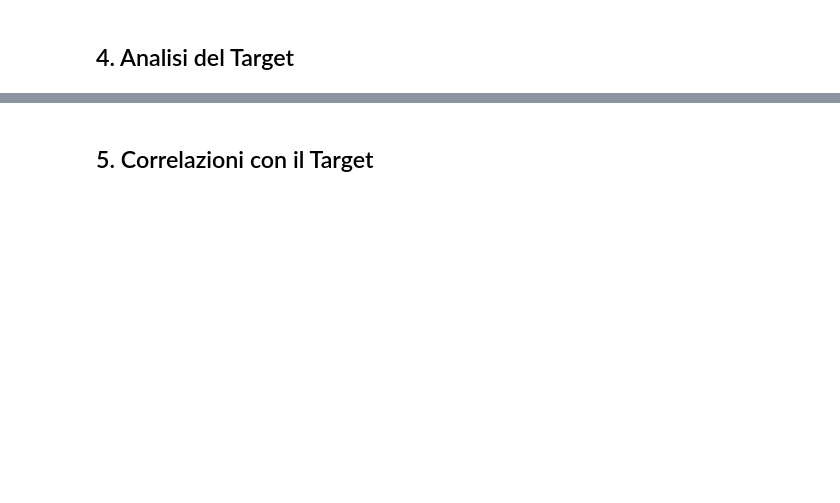
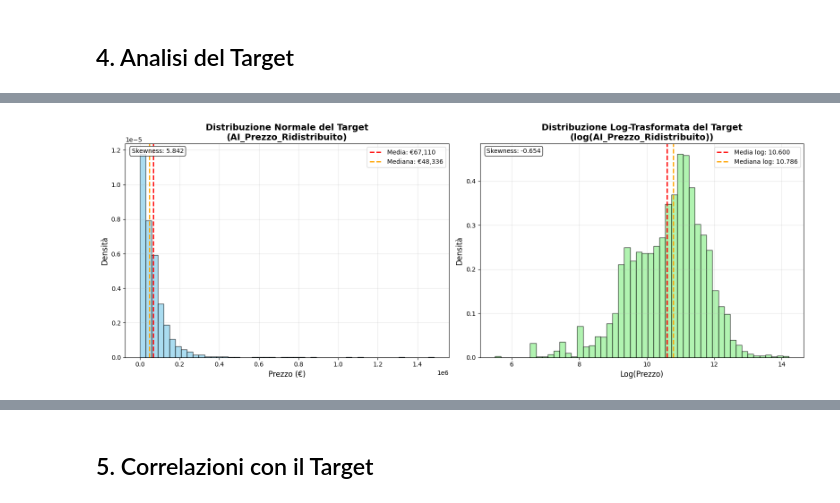
Before and after one commit to BaffoBello14/stimatrix, a Jupyter notebook: notebooks/eda_raw.ipynb, the cells around one changed output, grey strips where cells are left out. Saved outputs shown, nothing was run; the diff lists cells and outputs as text; code cells hidden in the pictures; blank space fills up the shorter version.

```diff
--- a/notebooks/eda_raw.ipynb
+++ b/notebooks/eda_raw.ipynb
@@ -212,0 +356,69 @@ plt.show()
+# %%
+# Grafico comparativo: distribuzione normale vs log-trasformata
+fig, axes = plt.subplots(1, 2, figsize=(16, 6))
+
+# 1. Distribuzione normale
+axes[0].hist(target_data, bins=50, alpha=0.7, color='skyblue', edgecolor='black', density=True)
+axes[0].set_title('Distribuzione Normale del Target\n(AI_Prezzo_Ridistribuito)', fontsize=14, fontweight='bold')
+axes[0].set_xlabel('Prezzo (€)', fontsize=12)
+axes[0].set_ylabel('Densità', fontsize=12)
+axes[0].grid(True, alpha=0.3)
+axes[0].ticklabel_format(style='scientific', axis='x', scilimits=(0,0))
+
+# Aggiungi statistiche sulla distribuzione normale
+mean_val = target_data.mean()
+median_val = target_data.median()
+axes[0].axvline(mean_val, color='red', linestyle='--', linewidth=2, label=f'Media: €{mean_val:,.0f}')
+axes[0].axvline(median_val, color='orange', linestyle='--', linewidth=2, label=f'Mediana: €{median_val:,.0f}')
+axes[0].legend()
+
+# 2. Distribuzione log-trasformata
+axes[1].hist(target_log, bins=50, alpha=0.7, color='lightgreen', edgecolor='black', density=True)
+axes[1].set_title('Distribuzione Log-Trasformata del Target\n(log(AI_Prezzo_Ridistribuito))', fontsize=14, fontweight='bold')
+axes[1].set_xlabel('Log(Prezzo)', fontsize=12)
+axes[1].set_ylabel('Densità', fontsize=12)
+axes[1].grid(True, alpha=0.3)
+
+# Aggiungi statistiche sulla distribuzione log
+mean_log = target_log.mean()
+median_log = target_log.median()
+axes[1].axvline(mean_log, color='red', linestyle='--', linewidth=2, label=f'Media log: {mean_log:.3f}')
+axes[1].axvline(median_log, color='orange', linestyle='--', linewidth=2, label=f'Mediana log: {median_log:.3f}')
+axes[1].legend()
+
+# Aggiungi annotazioni con metriche di normalità
+skew_orig = scipy_stats.skew(target_data)
+skew_log = scipy_stats.skew(target_log)
+
+axes[0].text(0.02, 0.98, f'Skewness: {skew_orig:.3f}', transform=axes[0].transAxes,
+             verticalalignment='top', bbox=dict(boxstyle='round', facecolor='white', alpha=0.8))
+axes[1].text(0.02, 0.98, f'Skewness: {skew_log:.3f}', transform=axes[1].transAxes,
+             verticalalignment='top', bbox=dict(boxstyle='round', facecolor='white', alpha=0.8))
+
+plt.tight_layout()
+plt.show()
+
+# Stampa confronto delle statistiche
+print("=" * 60)
+print("📊 CONFRONTO DISTRIBUZIONI: NORMALE vs LOG-TRASFORMATA")
+print("=" * 60)
+
+print(f"\n🔍 Distribuzione originale:")
+print(f"  Skewness: {skew_orig:.4f}")
+print(f"  Kurtosis: {scipy_stats.kurtosis(target_data):.4f}")
+print(f"  Media: €{target_data.mean():,.2f}")
+print(f"  Mediana: €{target_data.median():,.2f}")
+print(f"  Rapporto Media/Mediana: {target_data.mean()/target_data.median():.3f}")
+
+print(f"\n📈 Distribuzione log-trasformata:")
+print(f"  Skewness: {skew_log:.4f}")
+print(f"  Kurtosis: {scipy_stats.kurtosis(target_log):.4f}")
+print(f"  Media: {target_log.mean():.4f}")
+print(f"  Mediana: {target_log.median():.4f}")
+print(f"  Rapporto Media/Mediana: {target_log.mean()/target_log.median():.3f}")
+
+print(f"\n✅ Miglioramento con trasformazione logaritmica:")
+print(f"  Riduzione Skewness: {abs(skew_orig) - abs(skew_log):.4f}")
+print(f"  La distribuzione log è {'più simmetrica' if abs(skew_log) < abs(skew_orig) else 'meno simmetrica'}")
+# %% [output]
+[figure, added]
```
Also changed, not shown: parts of 14 cells of this notebook, 2 other files.
